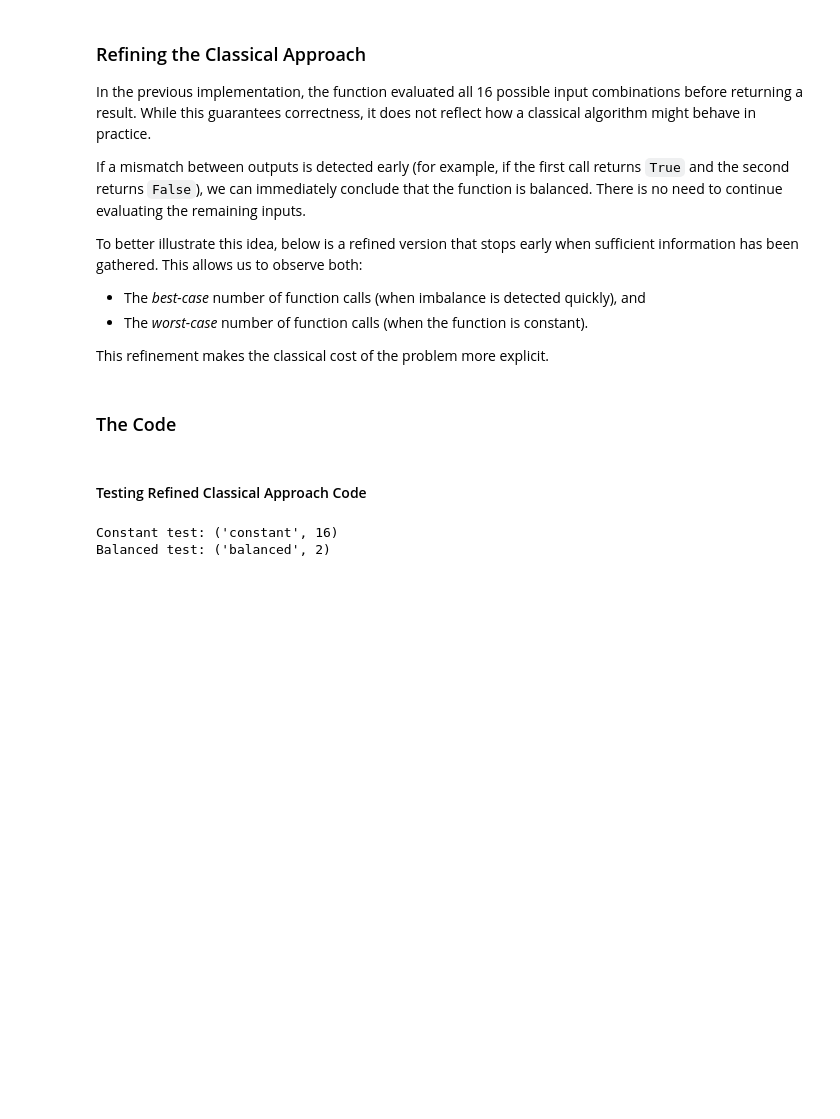
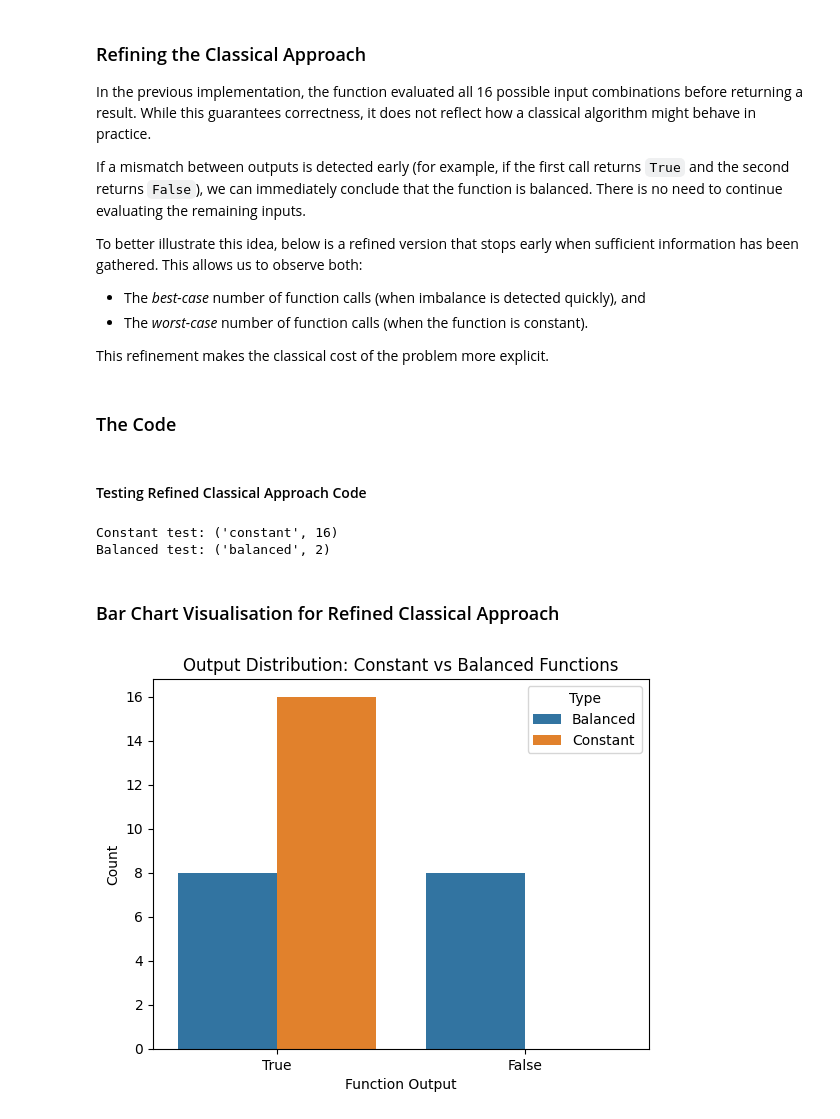
Before and after one commit to norakeavney/emerging-technologies, a Jupyter notebook: problems.ipynb, the cells around one changed output. Drawn from its saved outputs; the diff is of its cells as text; code cells hidden in the pictures; blank space fills up the shorter version.

Commit message:
Problem 2 : Finish Markdown Explanation & additional visualisation code cells

```diff
--- a/problems.ipynb
+++ b/problems.ipynb
@@ -354,3 +417,20 @@ print("Balanced test:", determine_constant_balanced_early(balanced_example))
 # %% [output]
 Constant test: ('constant', 16)
 Balanced test: ('balanced', 2)
+# %% [markdown]
+### Bar Chart Visualisation for Refined Classical Approach
+# %%
+data = pd.DataFrame({
+    "Type": ["Balanced", "Balanced", "Constant", "Constant"],
+    "Output": ["True", "False", "True", "False"],
+    "Count": [8, 8, 16, 0]
+})
+
+sns.barplot(data=data, x="Output", y="Count", hue="Type")
+
+plt.title("Output Distribution: Constant vs Balanced Functions")
+plt.xlabel("Function Output")
+plt.ylabel("Count")
+plt.show()
+# %% [output]
+[figure, added]
```
Also changed, not shown: parts of 6 cells of this notebook, 1 other file.
